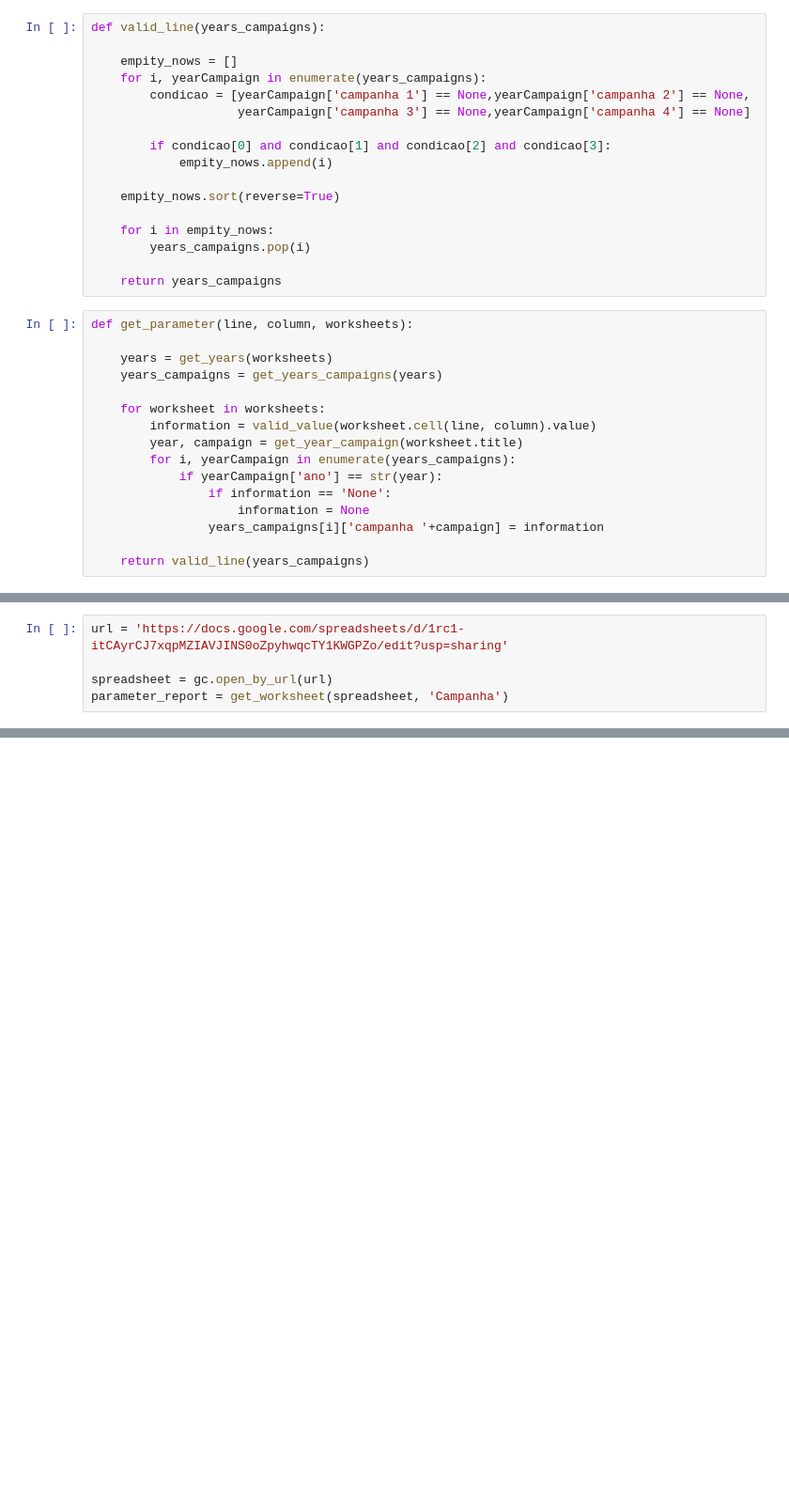
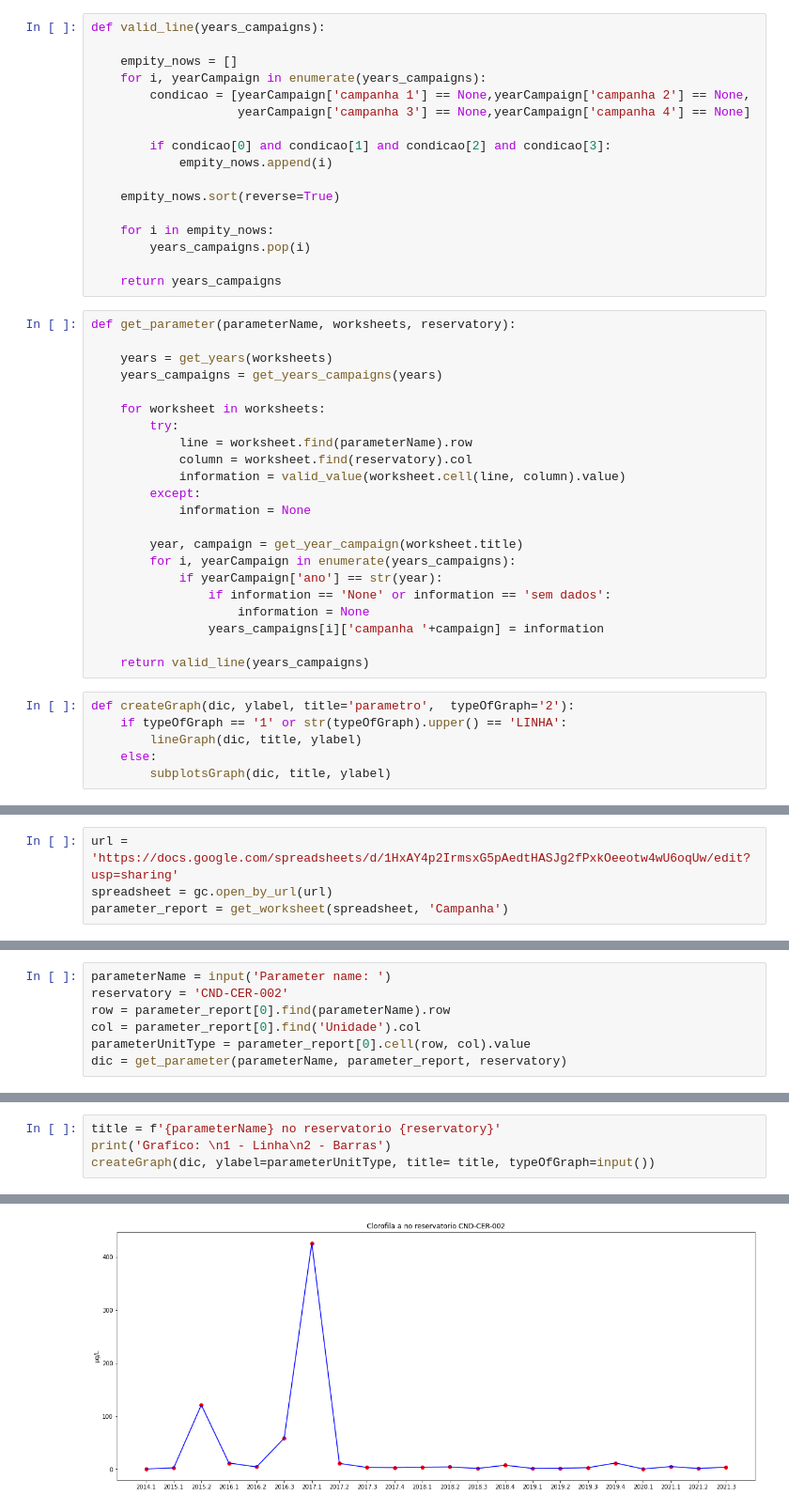
Before and after one commit to jaderAdriel/Clorofila-a, a Jupyter notebook: Projeto_pibic_2_0.ipynb, the cells around one changed output, grey strips where cells are left out. Shown at 94% size. Cells and saved outputs as stored; diff of their text form; blank space fills up the shorter version.

```diff
--- a/Projeto_pibic_2_0.ipynb
+++ b/Projeto_pibic_2_0.ipynb
@@ -109,18 +110,30 @@ def valid_line(years_campaigns):
 
     return years_campaigns
 # %%
-def get_parameter(line, column, worksheets):
+def get_parameter(parameterName, worksheets, reservatory):
 
     years = get_years(worksheets)
     years_campaigns = get_years_campaigns(years)
 
     for worksheet in worksheets:
-        information = valid_value(worksheet.cell(line, column).value)
+        try:
+            line = worksheet.find(parameterName).row
+            column = worksheet.find(reservatory).col
+            information = valid_value(worksheet.cell(line, column).value)
+        except:
+            information = None
+
         year, campaign = get_year_campaign(worksheet.title)
         for i, yearCampaign in enumerate(years_campaigns):
             if yearCampaign['ano'] == str(year):
-                if information == 'None':
+                if information == 'None' or information == 'sem dados':
                     information = None
                 years_campaigns[i]['campanha '+campaign] = information
 
     return valid_line(years_campaigns)
+# %%
+def createGraph(dic, ylabel, title='parametro',  typeOfGraph='2'):
+    if typeOfGraph == '1' or str(typeOfGraph).upper() == 'LINHA':
+        lineGraph(dic, title, ylabel)
+    else:
+        subplotsGraph(dic, title, ylabel)
@@ -127,5 +189,4 @@ def get_parameter(line, column, worksheets):
 # %%
-url = 'https://docs.google.com/spreadsheets/d/1rc1-itCAyrCJ7xqpMZIAVJINS0oZpyhwqcTY1KWGPZo/edit?usp=sharing'
-
+url = 'https://docs.google.com/spreadsheets/d/1HxAY4p2IrmsxG5pAedtHASJg2fPxkOeeotw4wU6oqUw/edit?usp=sharing'
 spreadsheet = gc.open_by_url(url)
 parameter_report = get_worksheet(spreadsheet, 'Campanha')
@@ -176,0 +193,7 @@ plt.show()
+# %%
+parameterName = input('Parameter name: ')
+reservatory = 'CND-CER-002'
+row = parameter_report[0].find(parameterName).row
+col = parameter_report[0].find('Unidade').col
+parameterUnitType = parameter_report[0].cell(row, col).value
+dic = get_parameter(parameterName, parameter_report, reservatory)
@@ -176,0 +202,5 @@ plt.show()
+# %%
+title = f'{parameterName} no reservatorio {reservatory}'
+print('Grafico: \n1 - Linha\n2 - Barras')
+createGraph(dic, ylabel=parameterUnitType, title= title, typeOfGraph=input())
+# %% [output]
@@ -176,0 +211 @@ plt.show()
+[figure, added]
```
Also changed, not shown: parts of 7 cells of this notebook.
